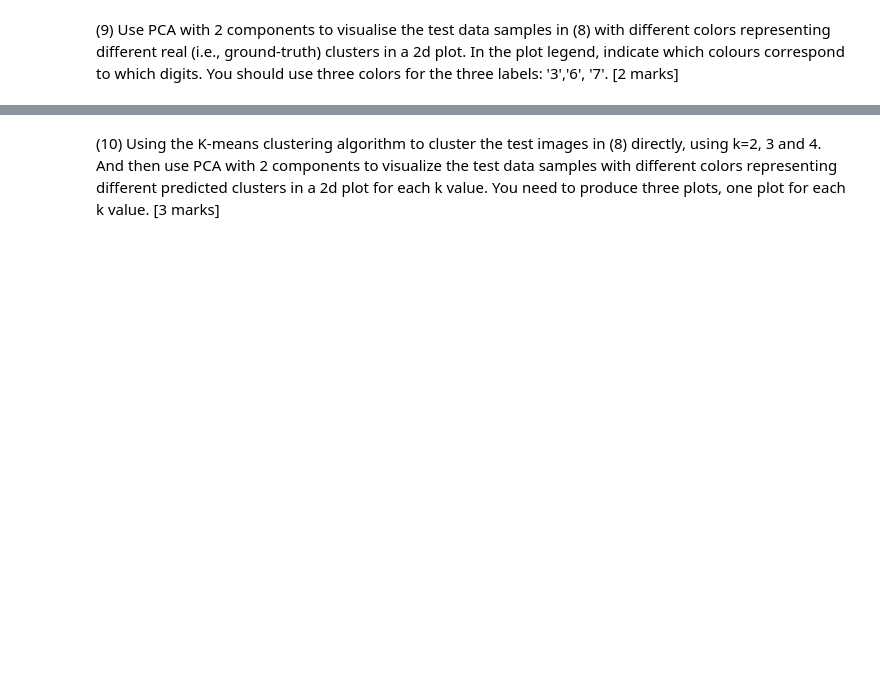
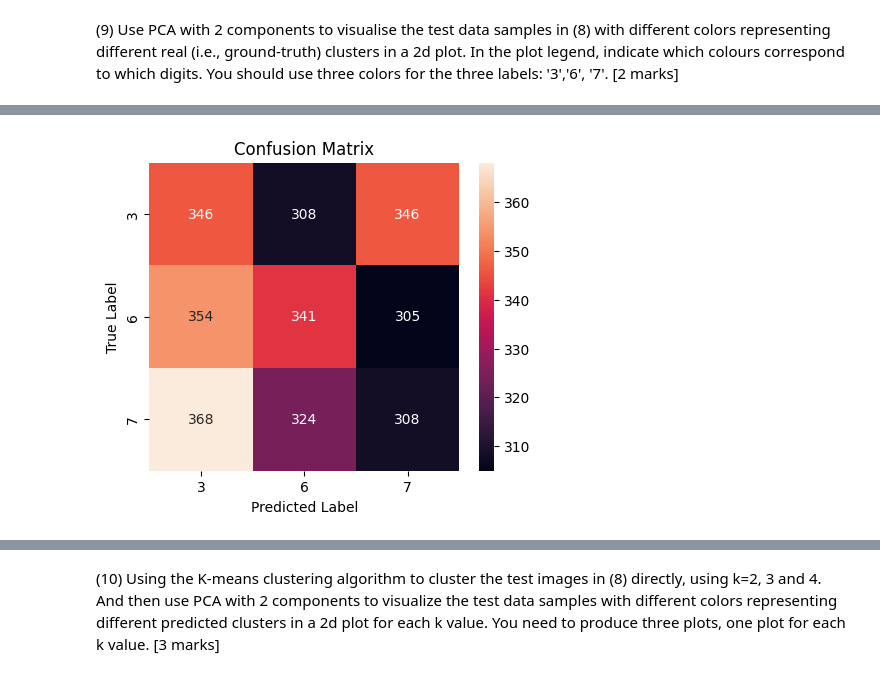
Before and after one commit to DylanF19/Machine-Learning-2, a Jupyter notebook: template-COM1011-STUDENTNUMBER.ipynb, the cells around one changed output, grey strips where cells are left out. Drawn from its saved outputs; the diff is of its cells as text; code cells hidden in the pictures; blank space fills up the shorter version.

```diff
--- a/template-COM1011-STUDENTNUMBER.ipynb
+++ b/template-COM1011-STUDENTNUMBER.ipynb
@@ -182,6 +182,14 @@ y_test = y_test[test_mask]
 
 print(y_train)
 print(y_test)
+
+X_train = np.random.permutation(X_train)
+y_train = np.random.permutation(y_train)
+X_test = np.random.permutation(X_test)
+y_test = np.random.permutation(y_test)
+
+print(y_train)
+print(y_test)
 # %% [output]
 [3 7 7 ... 6 7 3]
 [6 6 7 ... 3 7 6]
@@ -192,0 +250,13 @@ print(y_test)
+# %%
+cm = confusion_matrix(y_test, y_pred)
+
+
+plt.figure(figsize=(5,4))
+sns.color_palette("rocket", as_cmap=True)
+sns.heatmap(cm, annot=True, fmt='d', cmap='rocket', xticklabels=['3', '6', '7'], yticklabels=['3', '6', '7'])
+plt.xlabel('Predicted Label')
+plt.ylabel('True Label')
+plt.title('Confusion Matrix')
+plt.show()
+# %% [output]
+[figure, added]
```
Also changed, not shown: parts of 4 cells of this notebook.
